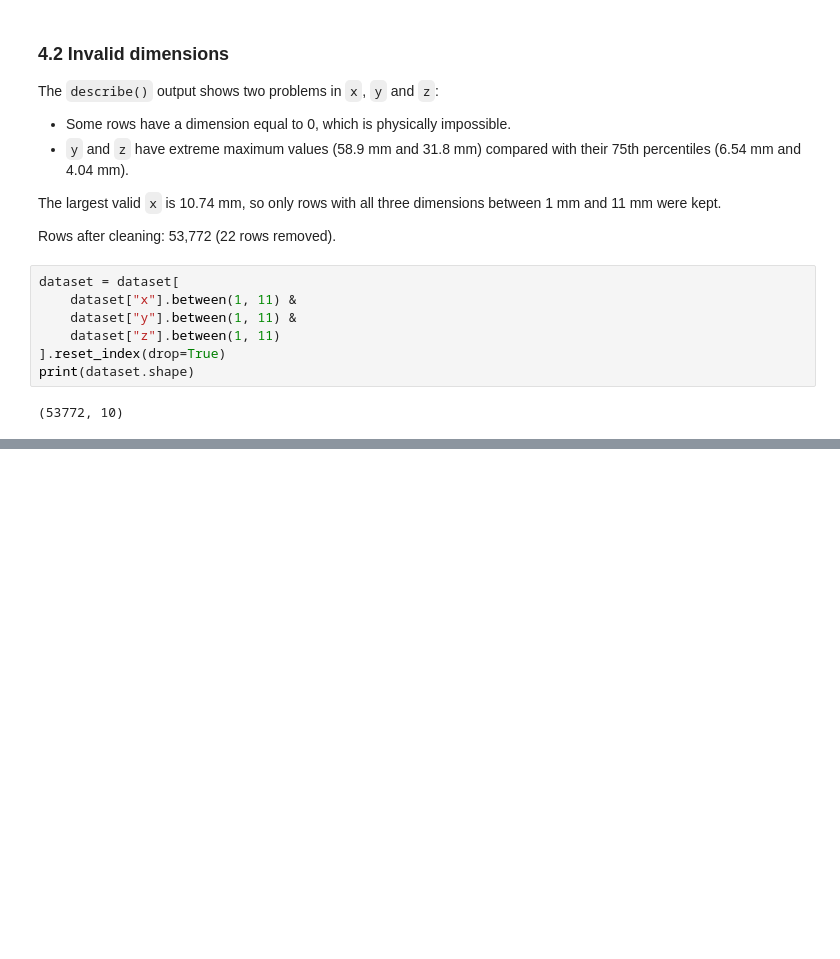
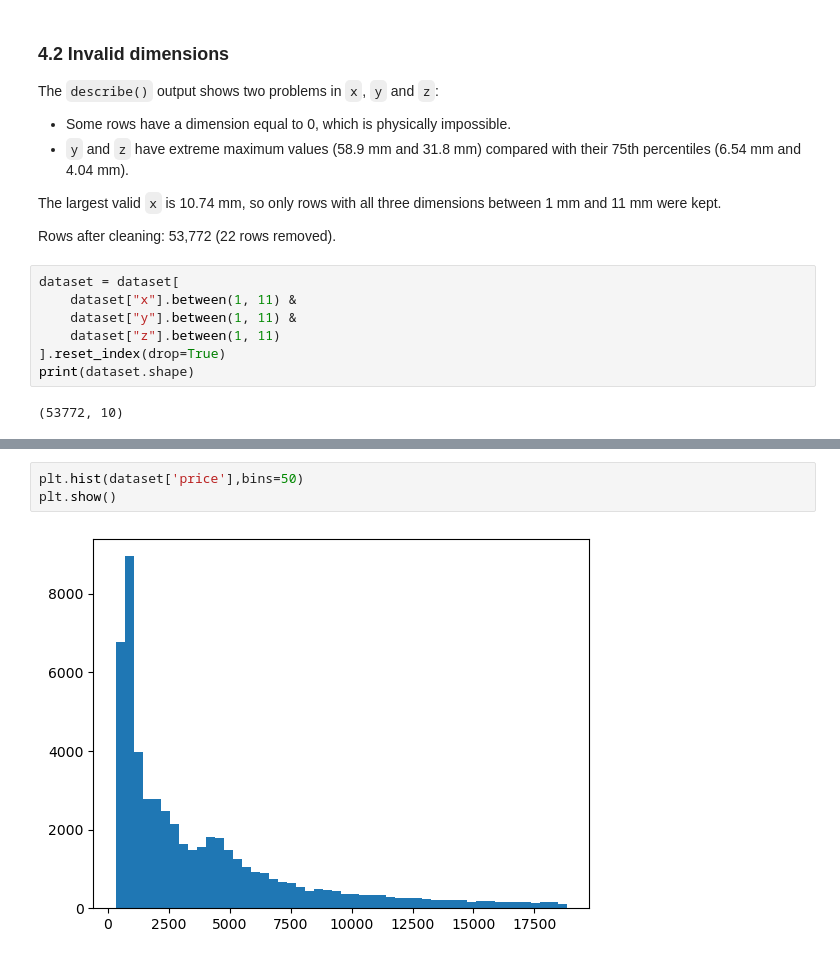
Before and after one commit to AliSadeghian2007/05-diamonds-price-linear-regression-residuals, a Jupyter notebook: notebook.ipynb, the cells around one changed output, grey strips where cells are left out. Saved outputs shown, nothing was run; the diff lists cells and outputs as text; blank space fills up the shorter version.

Commit message:
feat: add exploratory data analysis and correlation heatmap

```diff
--- a/notebook.ipynb
+++ b/notebook.ipynb
@@ -144,0 +156,5 @@ print(dataset.shape)
+# %%
+plt.hist(dataset['price'],bins=50)
+plt.show()
+# %% [output]
+[figure, added]
```
Also changed, not shown: parts of 6 cells of this notebook.
